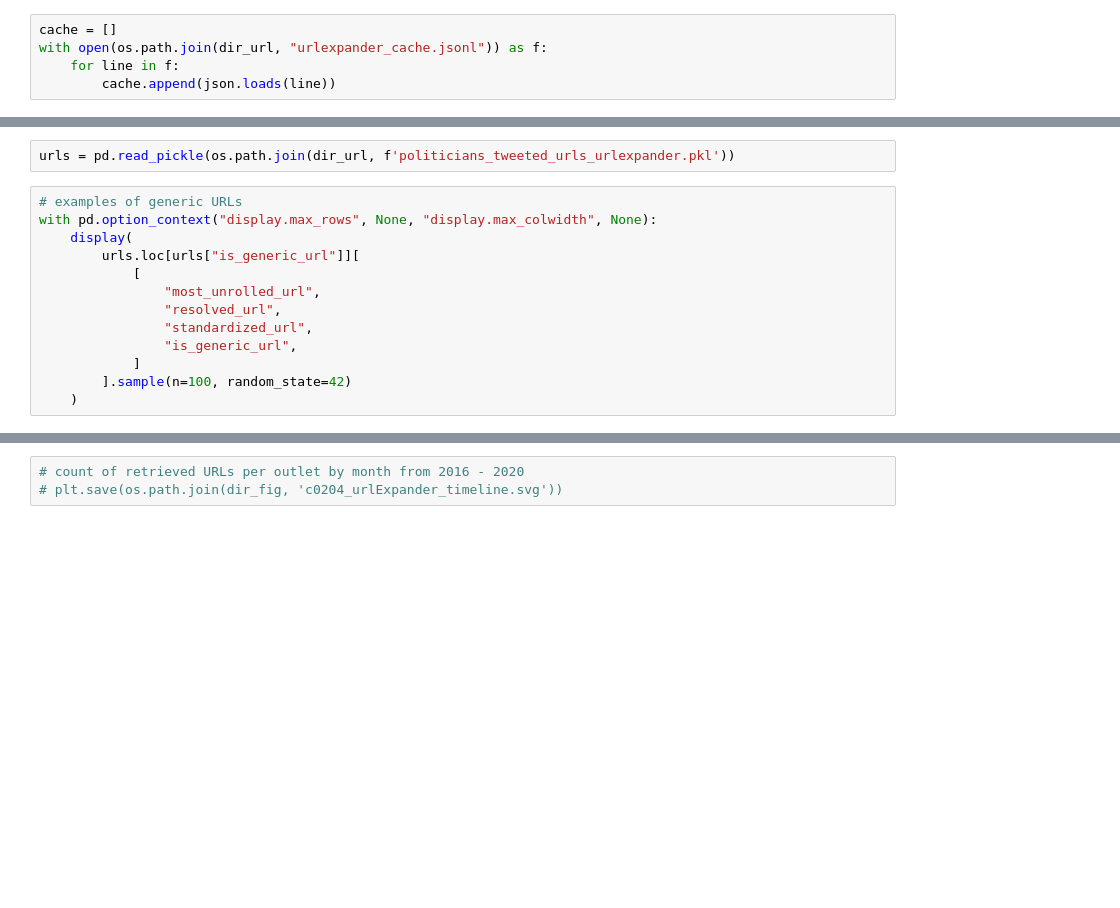
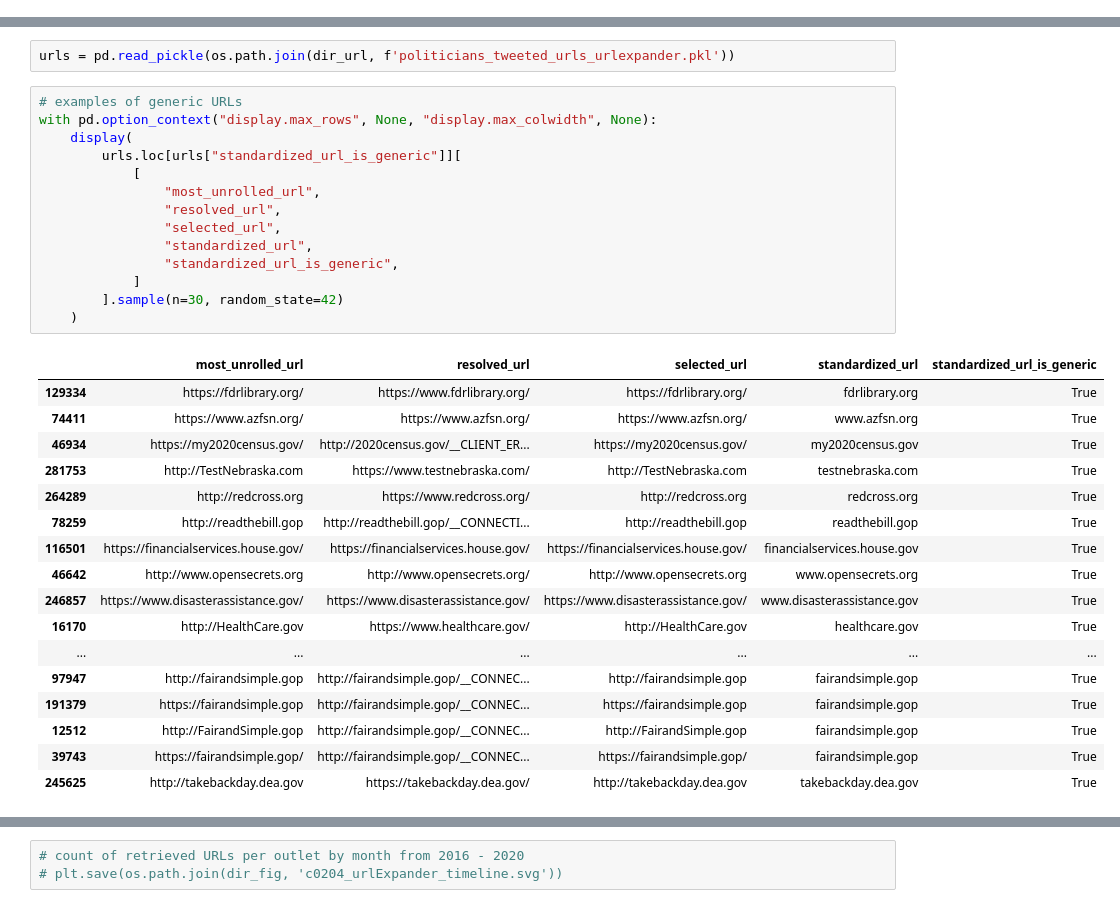
Before and after one commit to wlmwng/us-right-media, a Jupyter notebook: usrightmedia/code/02-twitter/05-twitter-prep-urls-urlexpander.ipynb, the cells around one changed output, grey strips where cells are left out. Saved outputs shown, nothing was run; the diff lists cells and outputs as text; blank space fills up the shorter version.

```diff
--- a/usrightmedia/code/02-twitter/05-twitter-prep-urls-urlexpander.ipynb
+++ b/usrightmedia/code/02-twitter/05-twitter-prep-urls-urlexpander.ipynb
@@ -28,5 +20,0 @@ urls = pd.read_pickle(os.path.join(dir_url, f"politicians_tweeted_urls_resolved.
-# %%
-cache = []
-with open(os.path.join(dir_url, "urlexpander_cache.jsonl")) as f:
-    for line in f:
-        cache.append(json.loads(line))
@@ -129,15 +121,34 @@ urls = pd.read_pickle(os.path.join(dir_url, f'politicians_tweeted_urls_urlexpand
 # %%
 # examples of generic URLs
 with pd.option_context("display.max_rows", None, "display.max_colwidth", None):
     display(
-        urls.loc[urls["is_generic_url"]][
+        urls.loc[urls["standardized_url_is_generic"]][
             [
                 "most_unrolled_url",
                 "resolved_url",
+                "selected_url",
                 "standardized_url",
-                "is_generic_url",
+                "standardized_url_is_generic",
             ]
-        ].sample(n=100, random_state=42)
+        ].sample(n=30, random_state=42)
     )
+# %% [output]
+|  | most_unrolled_url | resolved_url | selected_url | standardized_url | standardized_url_is_generic |
+| 129334 | https://fdrlibrary.org/ | https://www.fdrlibrary.org/ | https://fdrlibrary.org/ | fdrlibrary.org | True |
+| 74411 | https://www.azfsn.org/ | https://www.azfsn.org/ | https://www.azfsn.org/ | www.azfsn.org | True |
+| 46934 | https://my2020census.gov/ | http://2020census.gov/__CLIENT_ER... | https://my2020census.gov/ | my2020census.gov | True |
+| 281753 | http://TestNebraska.com | https://www.testnebraska.com/ | http://TestNebraska.com | testnebraska.com | True |
+| 264289 | http://redcross.org | https://www.redcross.org/ | http://redcross.org | redcross.org | True |
+| 78259 | http://readthebill.gop | http://readthebill.gop/__CONNECTI... | http://readthebill.gop | readthebill.gop | True |
+| 116501 | https://financialservices.house.gov/ | https://financialservices.house.gov/ | https://financialservices.house.gov/ | financialservices.house.gov | True |
+| 46642 | http://www.opensecrets.org | http://www.opensecrets.org/ | http://www.opensecrets.org | www.opensecrets.org | True |
+| 246857 | https://www.disasterassistance.gov/ | https://www.disasterassistance.gov/ | https://www.disasterassistance.gov/ | www.disasterassistance.gov | True |
+| 16170 | http://HealthCare.gov | https://www.healthcare.gov/ | http://HealthCare.gov | healthcare.gov | True |
+| ... | ... | ... | ... | ... | ... |
+| 97947 | http://fairandsimple.gop | http://fairandsimple.gop/__CONNEC... | http://fairandsimple.gop | fairandsimple.gop | True |
+| 191379 | https://fairandsimple.gop | http://fairandsimple.gop/__CONNEC... | https://fairandsimple.gop | fairandsimple.gop | True |
+| 12512 | http://FairandSimple.gop | http://fairandsimple.gop/__CONNEC... | http://FairandSimple.gop | fairandsimple.gop | True |
+| 39743 | https://fairandsimple.gop/ | http://fairandsimple.gop/__CONNEC... | https://fairandsimple.gop/ | fairandsimple.gop | True |
+| 245625 | http://takebackday.dea.gov | https://takebackday.dea.gov/ | http://takebackday.dea.gov | takebackday.dea.gov | True |
 # %%
 with pd.option_context('display.max_rows', None, 'display.max_colwidth', None):
```
Also changed, not shown: parts of 19 cells of this notebook, 3 other files.
